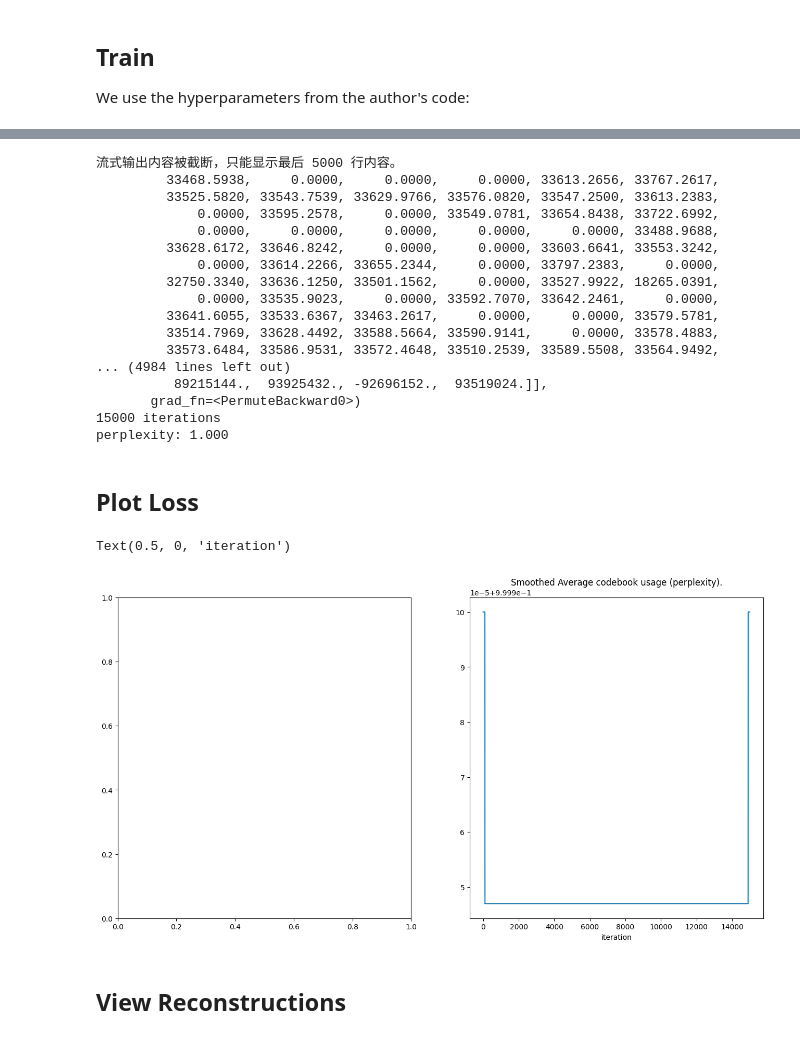
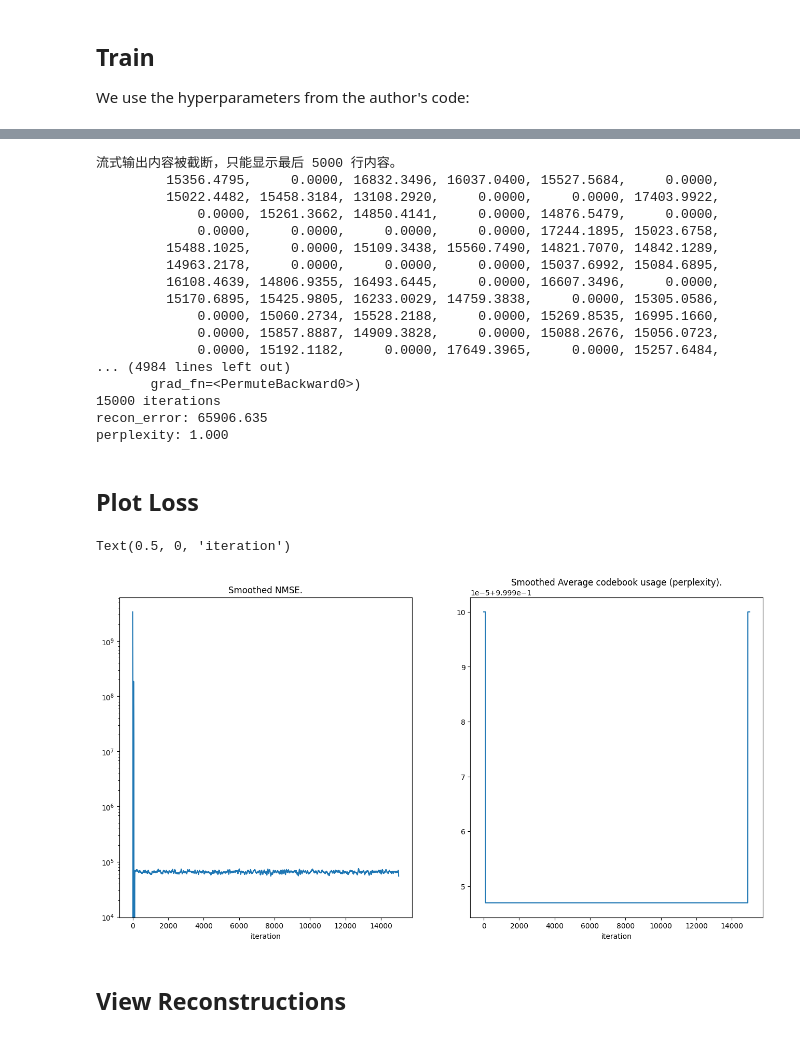
Before and after one commit to Ryan0v0/nninn, a Jupyter notebook: vq_vae.ipynb, the cells around one changed output, grey strips where cells are left out. Drawn from its saved outputs; the diff is of its cells as text; code cells hidden in the pictures.

```diff
--- a/vq_vae.ipynb
+++ b/vq_vae.ipynb
@@ -485,34 +488,34 @@ class Model(nn.Module):
                                               commitment_cost, decay)
         else:
             self._vq_vae = VectorQuantizer(num_embeddings, embedding_dim, commitment_cost)
-        '''
+
         self._decoder = Decoder(embedding_dim,
                                 num_hiddens,
                                 num_residual_layers,
                                 num_residual_hiddens)
-        '''
+
 
     def forward(self, x):
         # x = x.unsqueeze(0)  # Add an extra dimension for batch size
-        print("x=", x)
+        ## print("x=", x)
         print(x.shape)
         z = self._encoder(x)
         z = z.view(z.size(0), -1)  # Flatten the tensor
-        print("z0=", z)
+        ## print("z0=", z)
         # Replaced self._pre_vq_conv with self._pre_vq_linear
         z = self._pre_vq_linear(z)
-        print("z1=", z)
+        ## print("z1=", z)
 
         loss, quantized, perplexity, _ = self._vq_vae(z)
-        print("quantized:", quantized)
+        ## print("quantized:", quantized)
 
         # # Reshape quantized before passing it to the decoder
         # quantized = quantized.unsqueeze(2).unsqueeze(3)
         # print("quantized_after:", quantized)
-        # x_recon = self._decoder(quantized)
+        x_recon = self._decoder(quantized)
 
         # x_recon = 0
-        return loss, 0, perplexity
+        return loss, x_recon, perplexity
 # %%
 model = Model(num_hiddens, num_residual_layers, num_residual_hiddens,
               num_embeddings, embedding_dim,
@@ -534,59 +537,59 @@ for i in xrange(num_training_updates):
     optimizer.zero_grad()
 
     vq_loss, data_recon, perplexity = model(data)
-    recon_error = 0 # F.mse_loss(data_recon, data) / data_variance
+    recon_error = F.mse_loss(data_recon, data) / data_variance
     loss = recon_error + vq_loss
     loss.backward()
 
     optimizer.step()
 
-    # train_res_recon_error.append(recon_error.item())
+    train_res_recon_error.append(recon_error.item())
     train_res_perplexity.append(perplexity.item())
 
     if (i+1) % 100 == 0:
         print('%d iterations' % (i+1))
-        # print('recon_error: %.3f' % np.mean(train_res_recon_error[-100:]))
+        print('recon_error: %.3f' % np.mean(train_res_recon_error[-100:]))
         print('perplexity: %.3f' % np.mean(train_res_perplexity[-100:]))
         print()
 # %% [output]
 流式输出内容被截断，只能显示最后 5000 行内容。
-         33468.5938,     0.0000,     0.0000,     0.0000, 33613.2656, 33767.2617,
-         33525.5820, 33543.7539, 33629.9766, 33576.0820, 33547.2500, 33613.2383,
-             0.0000, 33595.2578,     0.0000, 33549.0781, 33654.8438, 33722.6992,
-             0.0000,     0.0000,     0.0000,     0.0000,     0.0000, 33488.9688,
-         33628.6172, 33646.8242,     0.0000,     0.0000, 33603.6641, 33553.3242,
-             0.0000, 33614.2266, 33655.2344,     0.0000, 33797.2383,     0.0000,
-         32750.3340, 33636.1250, 33501.1562,     0.0000, 33527.9922, 18265.0391,
-             0.0000, 33535.9023,     0.0000, 33592.7070, 33642.2461,     0.0000,
-         33641.6055, 33533.6367, 33463.2617,     0.0000,     0.0000, 33579.5781,
-         33514.7969, 33628.4492, 33588.5664, 33590.9141,     0.0000, 33578.4883,
-         33573.6484, 33586.9531, 33572.4648, 33510.2539, 33589.5508, 33564.9492,
+         15356.4795,     0.0000, 16832.3496, 16037.0400, 15527.5684,     0.0000,
+         15022.4482, 15458.3184, 13108.2920,     0.0000,     0.0000, 17403.9922,
+             0.0000, 15261.3662, 14850.4141,     0.0000, 14876.5479,     0.0000,
+             0.0000,     0.0000,     0.0000,     0.0000, 17244.1895, 15023.6758,
+         15488.1025,     0.0000, 15109.3438, 15560.7490, 14821.7070, 14842.1289,
+         14963.2178,     0.0000,     0.0000,     0.0000, 15037.6992, 15084.6895,
+         16108.4639, 14806.9355, 16493.6445,     0.0000, 16607.3496,     0.0000,
+         15170.6895, 15425.9805, 16233.0029, 14759.3838,     0.0000, 15305.0586,
+             0.0000, 15060.2734, 15528.2188,     0.0000, 15269.8535, 16995.1660,
+             0.0000, 15857.8887, 14909.3828,     0.0000, 15088.2676, 15056.0723,
+             0.0000, 15192.1182,     0.0000, 17649.3965,     0.0000, 15257.6484,
 ... (4984 lines left out)
-          89215144.,  93925432., -92696152.,  93519024.]],
        grad_fn=<PermuteBackward0>)
 15000 iterations
+recon_error: 65906.635
 perplexity: 1.000
 # %% [markdown]
 ## Plot Loss
 # %%
-# train_res_recon_error_smooth = savgol_filter(train_res_recon_error, 201, 7)
+train_res_recon_error_smooth = savgol_filter(train_res_recon_error, 201, 7)
 train_res_perplexity_smooth = savgol_filter(train_res_perplexity, 201, 7)
 # %%
 f = plt.figure(figsize=(16,8))
 ax = f.add_subplot(1,2,1)
-'''
+
 ax.plot(train_res_recon_error_smooth)
 ax.set_yscale('log')
 ax.set_title('Smoothed NMSE.')
 ax.set_xlabel('iteration')
-'''
+
 ax = f.add_subplot(1,2,2)
 ax.plot(train_res_perplexity_smooth)
 ax.set_title('Smoothed Average codebook usage (perplexity).')
 ax.set_xlabel('iteration')
 # %% [output]
 Text(0.5, 0, 'iteration')
-[figure, old version]
+[figure, new version]
 # %% [markdown]
 ## View Reconstructions
 # %%
```
Also changed, not shown: parts of 10 cells of this notebook.
